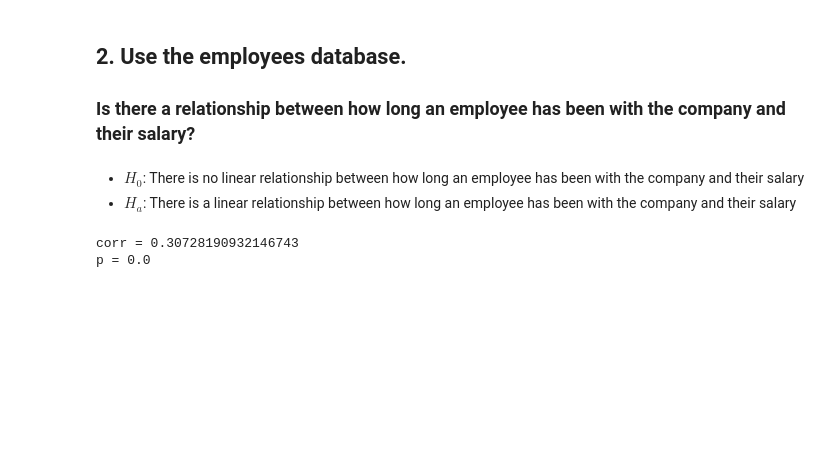
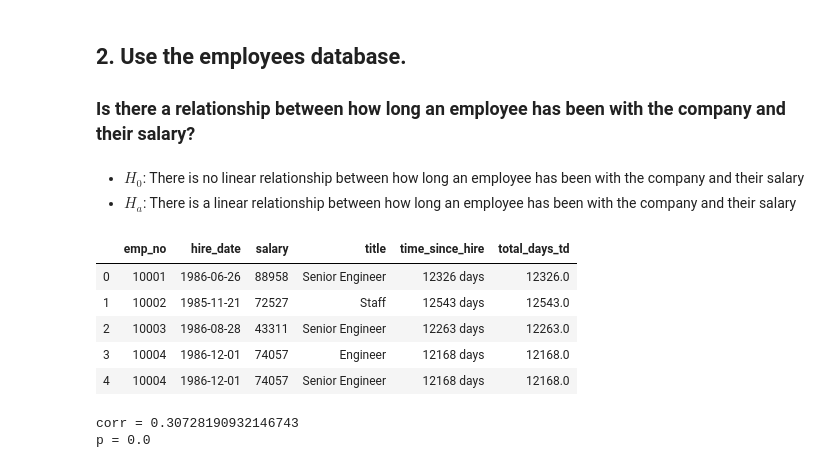
Before and after one commit to guedanie/statistics-exercises, a Jupyter notebook: hypothesis_testing.ipynb, the cells around one changed output. Drawn from its saved outputs; the diff is of its cells as text; code cells hidden in the pictures; blank space fills up the shorter version.

```diff
--- a/hypothesis_testing.ipynb
+++ b/hypothesis_testing.ipynb
@@ -456,6 +453,15 @@ curr_date = "2020-03-25"
 employees["time_since_hire"] = datetime.strptime(curr_date, '%Y-%m-%d') - employees.hire_date
 # %%
 employees['total_days_td'] = employees['time_since_hire'] / pd.to_timedelta(1, unit='D')
+# %%
+employees.head()
+# %% [output]
+|  | emp_no | hire_date | salary | title | time_since_hire | total_days_td |
+| 0 | 10001 | 1986-06-26 | 88958 | Senior Engineer | 12326 days | 12326.0 |
+| 1 | 10002 | 1985-11-21 | 72527 | Staff | 12543 days | 12543.0 |
+| 2 | 10003 | 1986-08-28 | 43311 | Senior Engineer | 12263 days | 12263.0 |
+| 3 | 10004 | 1986-12-01 | 74057 | Engineer | 12168 days | 12168.0 |
+| 4 | 10004 | 1986-12-01 | 74057 | Senior Engineer | 12168 days | 12168.0 |
 # %%
 x = employees.total_days_td
 y = employees.salary
```
Also changed, not shown: parts of 7 cells of this notebook.
